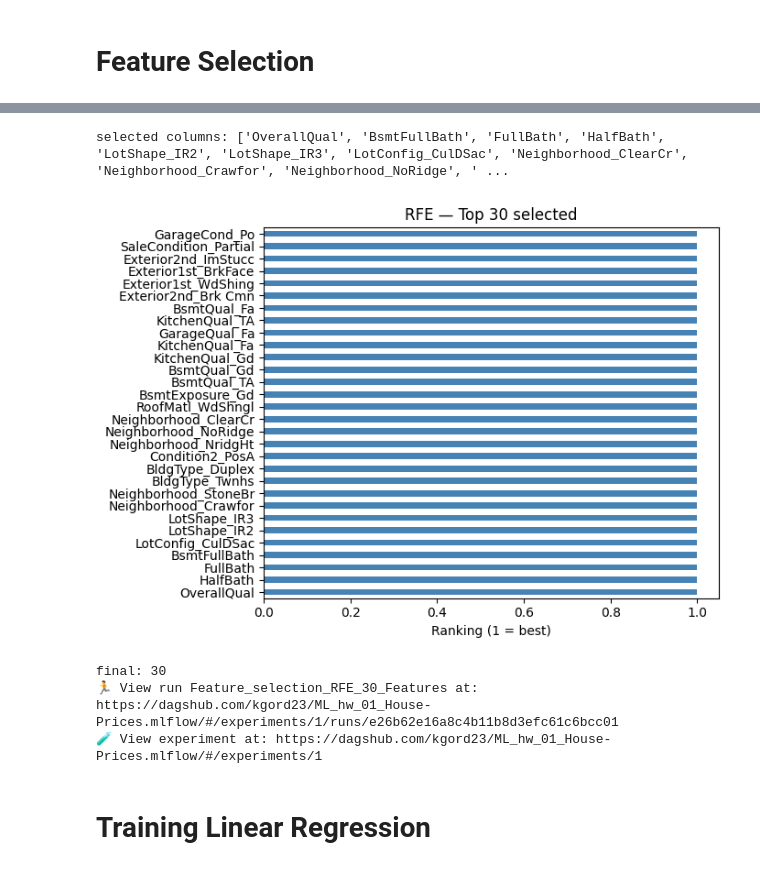
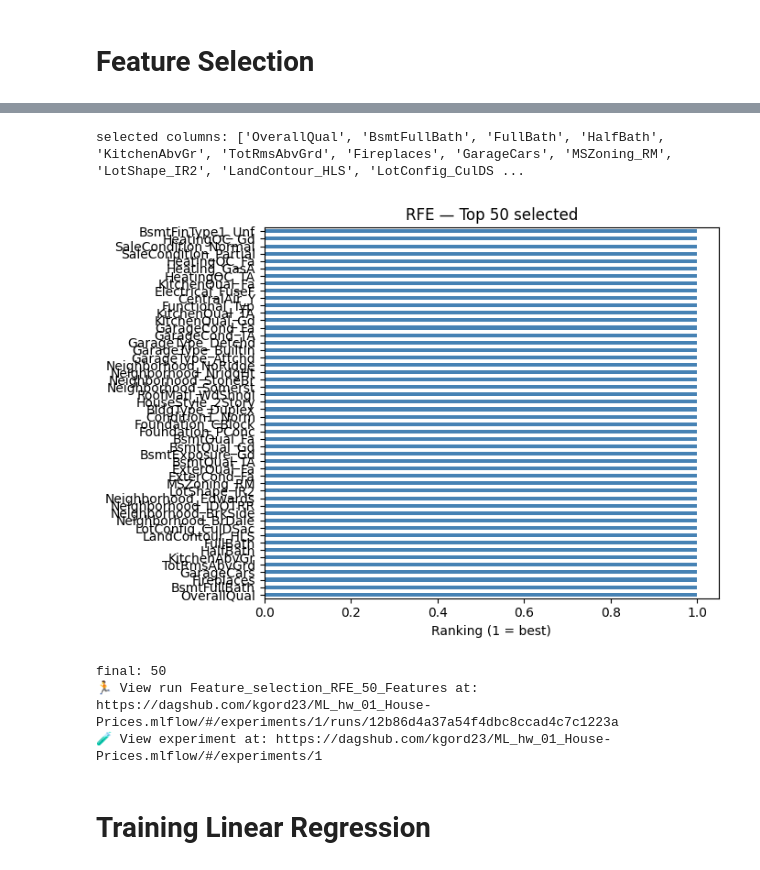
Before and after one commit to kgordeziani/ML_hw_01_House-Prices, a Jupyter notebook: model_experiment.ipynb, the cells around one changed output, grey strips where cells are left out. Drawn from its saved outputs; the diff is of its cells as text; code cells hidden in the pictures.

```diff
--- a/model_experiment.ipynb
+++ b/model_experiment.ipynb
@@ -139,7 +137,7 @@ graph.show()
 # %% [output]
 [figure]
 # %%
-threshold = 0.8
+threshold = 0.80
 cols_to_drop = missing_frac[missing_frac > threshold].index
 # %% [markdown]
 <h1>Cleaning</h1>
@@ -339,7 +337,7 @@ Index(['Id', 'MSSubClass', 'LotFrontage', 'LotArea', 'OverallQual',
 # %%
 with mlflow.start_run(run_name='Feature_selection_correlation_with_target'):
     corr_with_target = X_train_encoded.corrwith(Y_train).abs().sort_values(ascending=False)
-    threshold=0.05
+    threshold=0.1
     weak_features=corr_with_target[corr_with_target<threshold].index.tolist()
    # print(weak_features)
     print(f"weak (< {threshold}): {len(weak_features)}")
@@ -446,37 +444,40 @@ number of columns left:  140
 # %%
 from sklearn.feature_selection import RFE
 from sklearn.linear_model import LinearRegression
+Y_train_log = Y_train_log.loc[X_train_encoded.index]
+Y_val_log   = Y_val_log.loc[X_val_encoded.index]
 
-with mlflow.start_run(run_name="Feature_selection_RFE_30_Features"):
-    n_features=30
+
+with mlflow.start_run(run_name="Feature_selection_RFE_50_Features"):
+    n_features=50
     model=LinearRegression()
     rfe=RFE(estimator=model, n_features_to_select=n_features)
-    rfe.fit(X_train_encoded, Y_train)
+    rfe.fit(X_train_encoded, Y_train_log)
 
     to_select=X_train_encoded.columns[rfe.support_].tolist()
     to_drop=X_train_encoded.columns[~rfe.support_].tolist()
     print(f"selected columns: {to_select}")
     ranking = pd.Series(rfe.ranking_, index=X_train_encoded.columns)
     ranking = ranking.sort_values()
 
     fig, ax = graph.subplots(figsize=(7, 5))
-    ranking.head(30).plot(kind='barh', ax=ax, color='steelblue')
-    ax.set_title('RFE — Top 30 selected')
+    ranking.head(50).plot(kind='barh', ax=ax, color='steelblue')
+    ax.set_title('RFE — Top 50 selected')
     ax.set_xlabel('Ranking (1 = best)')
     graph.tight_layout()
     graph.savefig("rfe_features.png")
     mlflow.log_artifact("rfe_features.png")
     graph.show()
     X_train_encoded=X_train_encoded[to_select]
     X_val_encoded=X_val_encoded[to_select]
     mlflow.log_param("rfe_n_features", n_features)
     mlflow.log_param("selected", to_select)
     print(f"final: {X_train_encoded.shape[1]}")
 # %% [output]
-selected columns: ['OverallQual', 'BsmtFullBath', 'FullBath', 'HalfBath', 'LotShape_IR2', 'LotShape_IR3', 'LotConfig_CulDSac', 'Neighborhood_ClearCr', 'Neighborhood_Crawfor', 'Neighborhood_NoRidge', ' ...
+selected columns: ['OverallQual', 'BsmtFullBath', 'FullBath', 'HalfBath', 'KitchenAbvGr', 'TotRmsAbvGrd', 'Fireplaces', 'GarageCars', 'MSZoning_RM', 'LotShape_IR2', 'LandContour_HLS', 'LotConfig_CulDS ...
-[figure, old version]
+[figure, new version]
-final: 30
-🏃 View run Feature_selection_RFE_30_Features at: https://dagshub.com/kgord23/ML_hw_01_House-Prices.mlflow/#/experiments/1/runs/e26b62e16a8c4b11b8d3efc61c6bcc01
+final: 50
+🏃 View run Feature_selection_RFE_50_Features at: https://dagshub.com/kgord23/ML_hw_01_House-Prices.mlflow/#/experiments/1/runs/12b86d4a37a54f4dbc8ccad4c7c1223a
 🧪 View experiment at: https://dagshub.com/kgord23/ML_hw_01_House-Prices.mlflow/#/experiments/1
 # %% [markdown]
 <h1>Training Linear Regression</h1>
```
Also changed, not shown: parts of 13 cells of this notebook.
